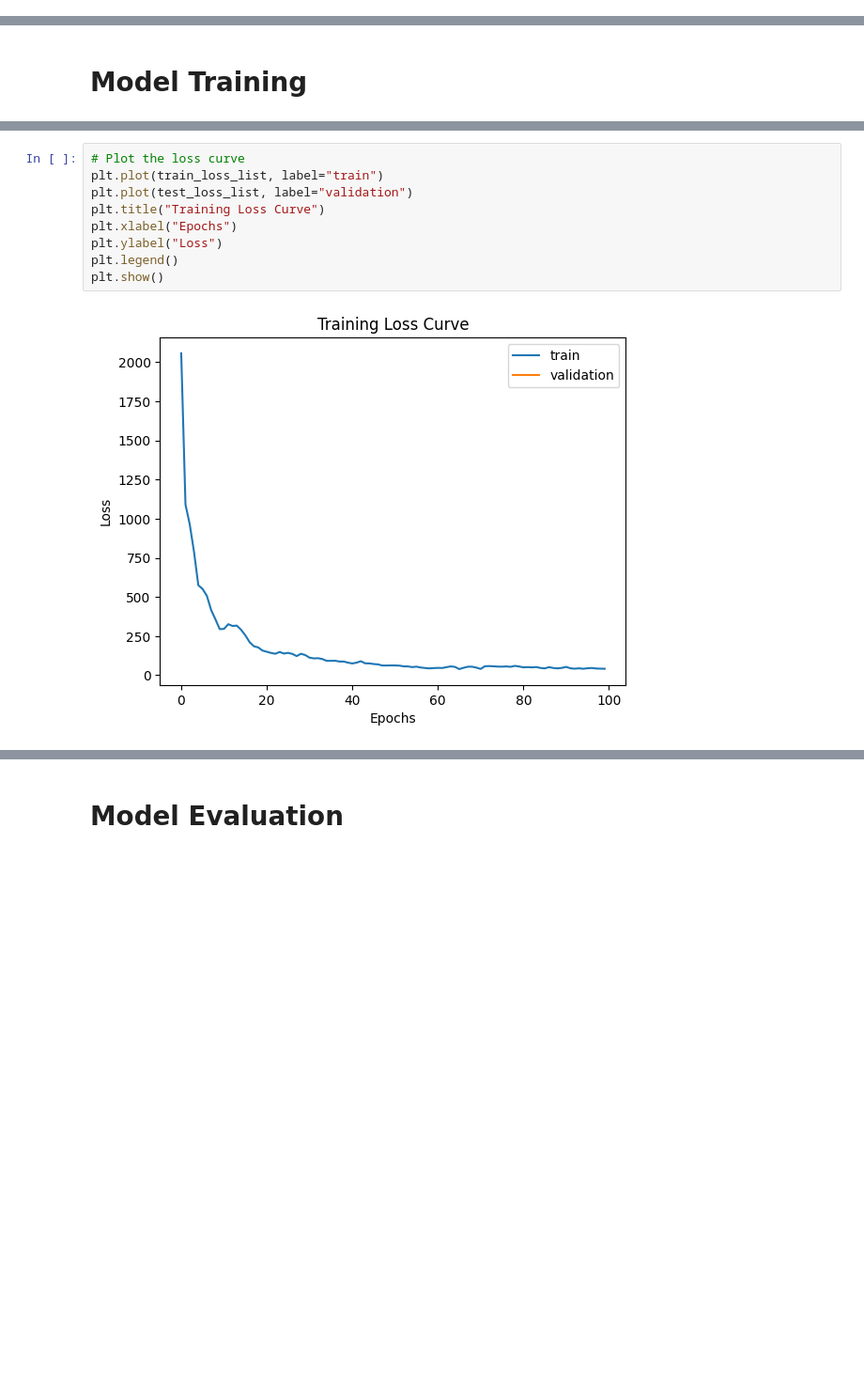
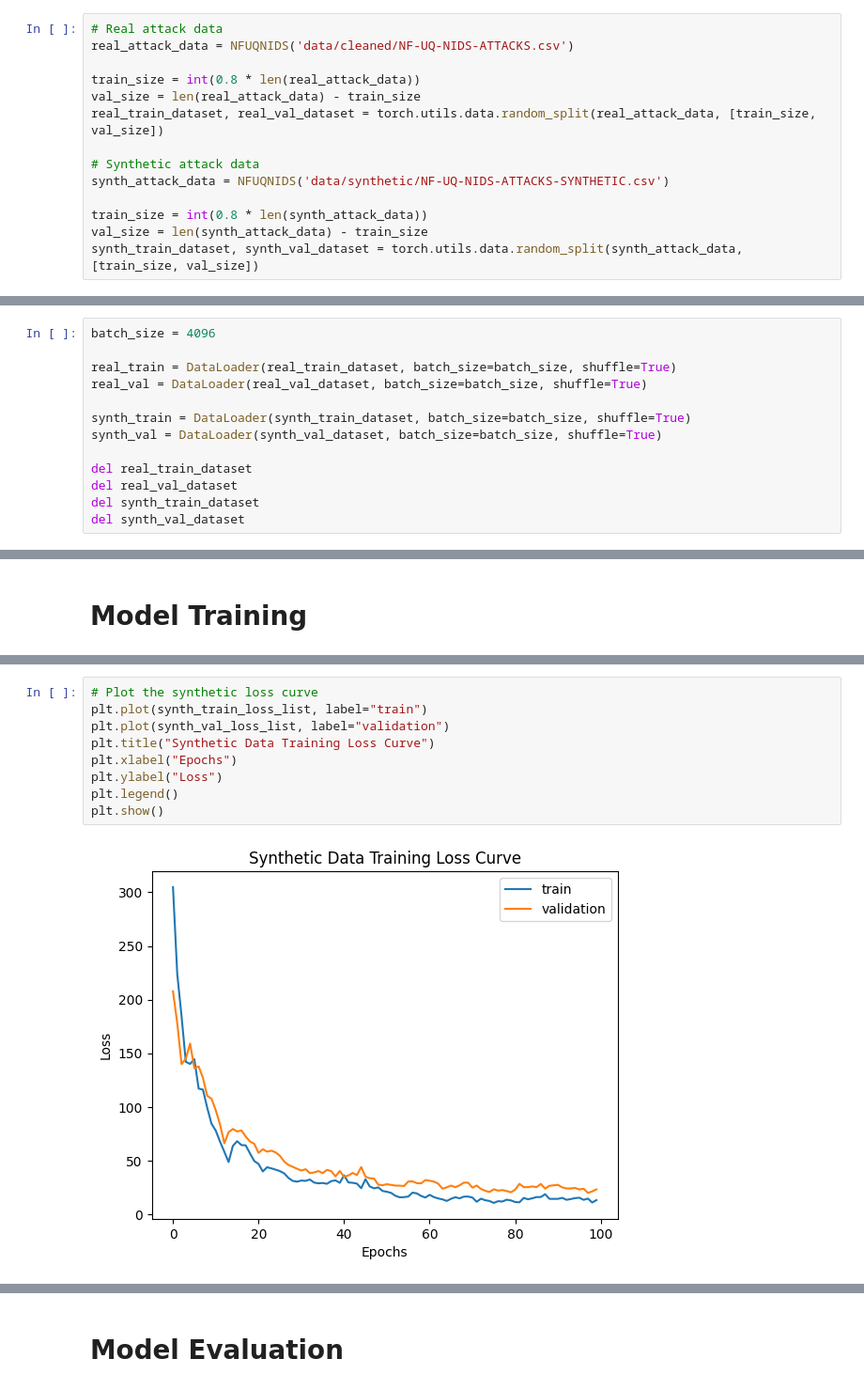
Before and after one commit to AndrewGBalaschak/CPTS-475-Final-Project, a Jupyter notebook: classifier.ipynb, the cells around one changed output, grey strips where cells are left out. Shown at 94% size. Cells and saved outputs as stored; diff of their text form; blank space fills up the shorter version.

```diff
--- a/classifier.ipynb
+++ b/classifier.ipynb
@@ -85,0 +57,14 @@ synthetic_dataloader = DataLoader(synthetic_attack_data, batch_size=batch_size,
+# %%
+# Real attack data
+real_attack_data = NFUQNIDS('data/cleaned/NF-UQ-NIDS-ATTACKS.csv')
+
+train_size = int(0.8 * len(real_attack_data))
+val_size = len(real_attack_data) - train_size
+real_train_dataset, real_val_dataset = torch.utils.data.random_split(real_attack_data, [train_size, val_size])
+
+# Synthetic attack data
+synth_attack_data = NFUQNIDS('data/synthetic/NF-UQ-NIDS-ATTACKS-SYNTHETIC.csv')
+
+train_size = int(0.8 * len(synth_attack_data))
+val_size = len(synth_attack_data) - train_size
+synth_train_dataset, synth_val_dataset = torch.utils.data.random_split(synth_attack_data, [train_size, val_size])
@@ -86,3 +88,16 @@ synthetic_dataloader = DataLoader(synthetic_attack_data, batch_size=batch_size,
+# %%
+batch_size = 4096
+
+real_train = DataLoader(real_train_dataset, batch_size=batch_size, shuffle=True)
+real_val = DataLoader(real_val_dataset, batch_size=batch_size, shuffle=True)
+
+synth_train = DataLoader(synth_train_dataset, batch_size=batch_size, shuffle=True)
+synth_val = DataLoader(synth_val_dataset, batch_size=batch_size, shuffle=True)
+
+del real_train_dataset
+del real_val_dataset
+del synth_train_dataset
+del synth_val_dataset
 # %% [markdown]
 # Model Definition
 # %%
@@ -163,11 +237,11 @@ Epoch [100/100], Train Loss: 41.2234
 # %%
-# Plot the loss curve
-plt.plot(train_loss_list, label="train")
-plt.plot(test_loss_list, label="validation")
-plt.title("Training Loss Curve")
+# Plot the synthetic loss curve
+plt.plot(synth_train_loss_list, label="train")
+plt.plot(synth_val_loss_list, label="validation")
+plt.title("Synthetic Data Training Loss Curve")
 plt.xlabel("Epochs")
 plt.ylabel("Loss")
 plt.legend()
 plt.show()
 # %% [output]
-[figure, old version]
+[figure, new version]
```
Also changed, not shown: parts of 8 cells of this notebook.
